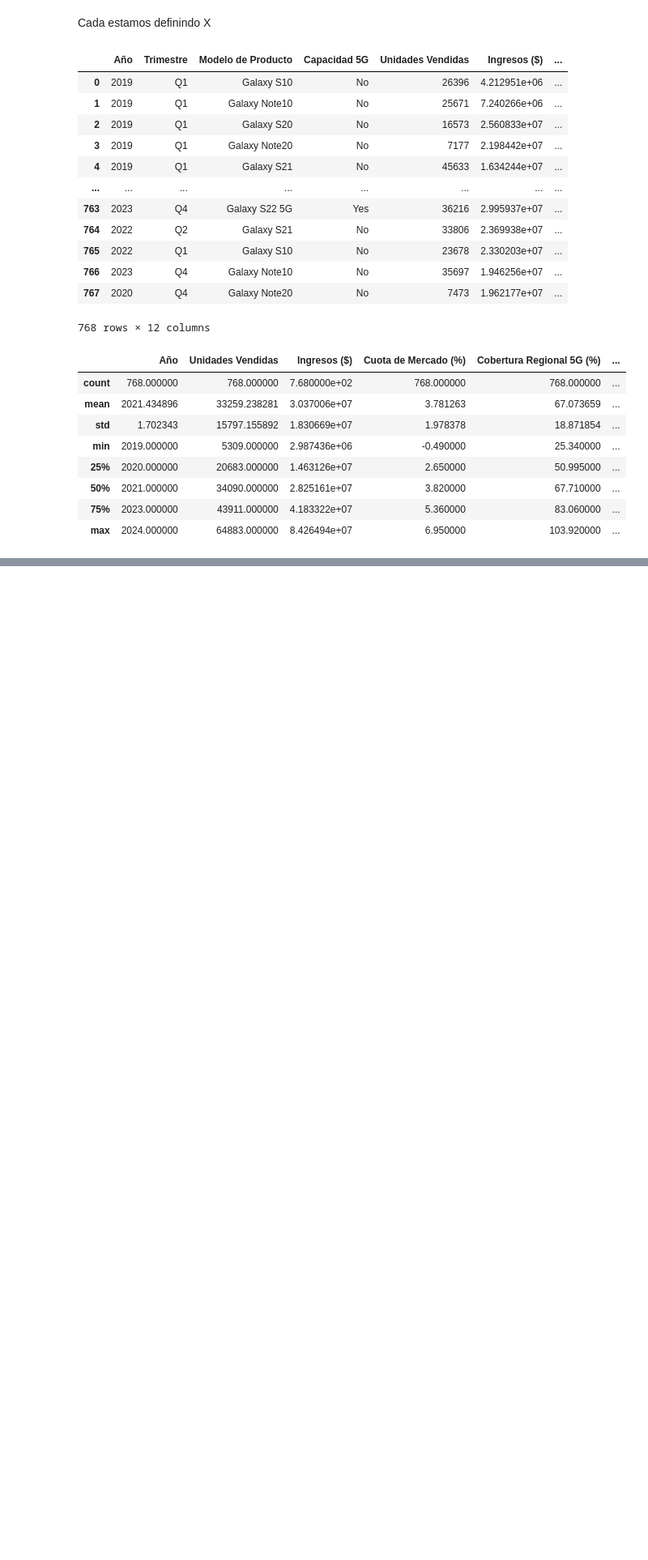
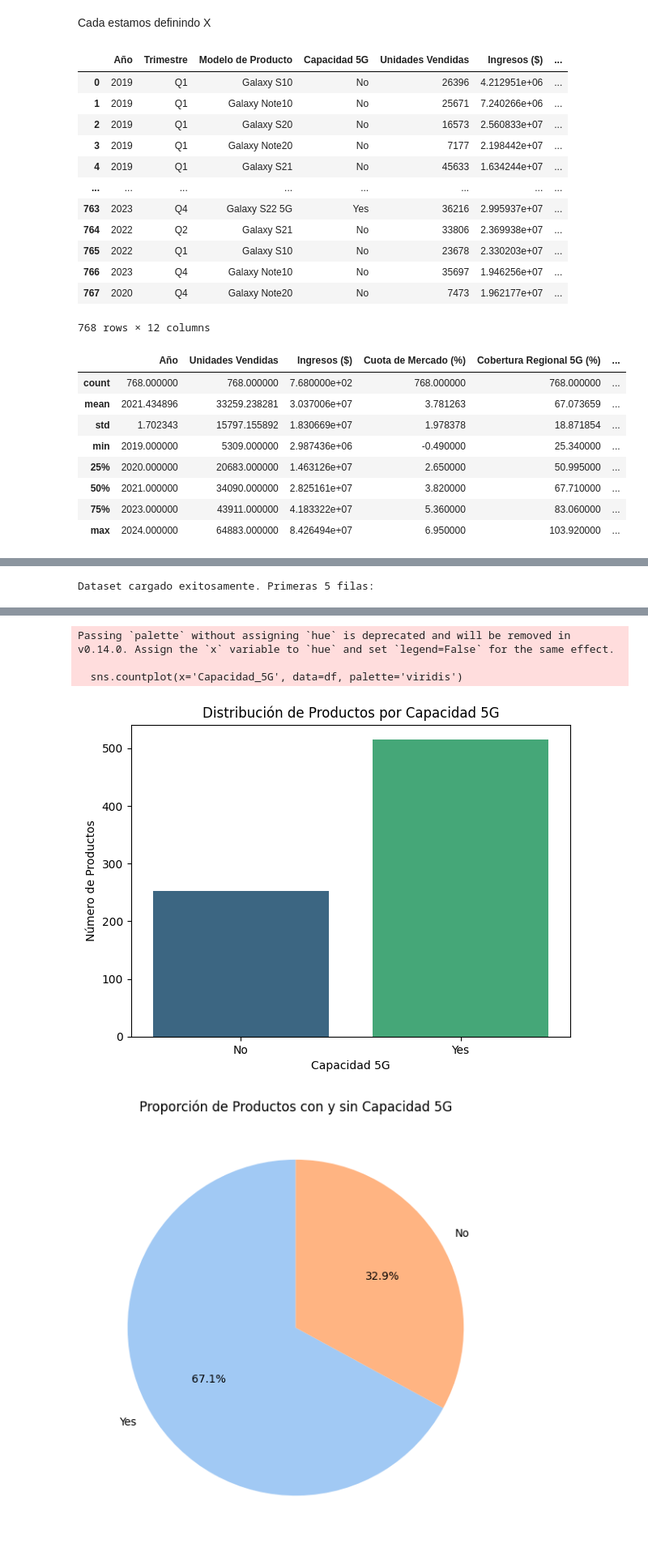
Before and after one commit to michel-j-j/analisis-datos-samsung, a Jupyter notebook: Mate3.ipynb, the cells around one changed output, grey strips where cells are left out. Shown: that part at 81% size. Drawn from its saved outputs; the diff is of its cells as text; code cells hidden in the pictures; blank space fills up the shorter version.

```diff
--- a/Mate3.ipynb
+++ b/Mate3.ipynb
@@ -44,0 +236,66 @@ TypeError: 'module' object is not callable
+# %%
+import pandas as pd
+import matplotlib.pyplot as plt
+import seaborn as sns
+
+# --- Cargar el Dataset ---
+# Opción 1: Si tienes el dataset en un archivo CSV
+# Reemplaza 'nombre_de_tu_archivo.csv' con la ruta y nombre real de tu archivo CSV
+try:
+    df = pd.read_csv('SamsungVentas.csv')
+except FileNotFoundError:
+    print("El archivo CSV no se encontró. Asegúrate de que 'nombre_de_tu_archivo.csv' sea la ruta correcta.")
+    print("Creando un DataFrame de ejemplo para la demostración.")
+    # Opción 2: Crear un DataFrame de ejemplo si no tienes un archivo CSV
+    data = {
+        'Año': [2019, 2019, 2019, 2020, 2020, 2020, 2021, 2021, 2021, 2022, 2022, 2022],
+        'Trimestre': ['Q1', 'Q1', 'Q1', 'Q2', 'Q2', 'Q2', 'Q3', 'Q3', 'Q3', 'Q4', 'Q4', 'Q4'],
+        'Modelo de Producto': ['Galaxy S10', 'Galaxy Note10', 'Galaxy S20', 'Galaxy S10', 'Galaxy Note10', 'Galaxy S20', 'Galaxy S10', 'Galaxy Note10', 'Galaxy S20', 'Pixel 6', 'iPhone 13', 'Galaxy S22'],
+        'Capacidad 5G': ['No', 'No', 'No', 'No', 'Si', 'Si', 'Si', 'No', 'Si', 'Si', 'Si', 'Si'], # He añadido más 'Si' para que el ejemplo sea más significativo
+        'Unidades Vendidas': [26396, 25671, 16573, 30000, 28000, 20000, 35000, 22000, 18000, 40000, 45000, 38000],
+        'Ingresos ($)': [4212951.05, 7240265.60, 25608331.51, 5000000.00, 8000000.00, 30000000.00, 6000000.00, 7500000.00, 28000000.00, 10000000.00, 12000000.00, 9500000.00],
+        'Cuota de Mercado (%)': [1.04, 2.82, -0.03, 1.5, 3.0, 0.5, 2.0, 2.5, 0.8, 4.0, 5.0, 3.5],
+        'Cobertura Regional 5G (%)': [57.36, 85.80, 47.02, 60.0, 90.0, 50.0, 70.0, 80.0, 60.0, 95.0, 98.0, 92.0],
+        'Suscriptores 5G (millones)': [39.55, 42.58, 3.78, 45.0, 50.0, 10.0, 55.0, 40.0, 15.0, 60.0, 65.0, 58.0],
+        'Velocidad Promedio 5G (Mbps)': [293.10, 67.46, 77.25, 300.0, 70.0, 80.0, 320.0, 65.0, 85.0, 400.0, 450.0, 380.0],
+        'Preferencia por 5G (%)': [55.87, 37.26, 84.66, 60.0, 40.0, 88.0, 65.0, 35.0, 90.0, 95.0, 98.0, 92.0],
+        'Región': ['Asia-Pacific', 'Latin America', 'Middle East & Africa', 'North America', 'Europe', 'Asia-Pacific', 'Latin America', 'Middle East & Africa', 'North America', 'Europe', 'Asia-Pacific', 'Latin America']
+    }
+    df = pd.DataFrame(data)
+
+print("Dataset cargado exitosamente. Primeras 5 filas:")
+display(df.head())
+
+# --- Problema: Probabilidad de que un producto tenga Capacidad 5G ---
+
+# 1. Contar el número total de productos (filas) en el dataset
+total_productos = len(df)
+print(f"\nNúmero total de productos en el dataset: {total_productos}")
+
+# 2. Contar el número de productos que tienen 'Capacidad 5G' como 'Si'
+productos_con_5g = df[df['Capacidad_5G'].str.lower() == 'yes']
+num_productos_con_5g = len(productos_con_5g)
+print(f"Número de productos con Capacidad 5G: {num_productos_con_5g}")
+
+# 3. Calcular la probabilidad
+probabilidad_5g = num_productos_con_5g / total_productos
+
+print(f"\nLa probabilidad de que un producto seleccionado al azar tenga capacidad 5G es: {probabilidad_5g:.4f}")
+print(f"Lo que equivale a un {probabilidad_5g * 100:.2f}%")
+
+# --- Visualización (opcional pero recomendada para análisis) ---
+plt.figure(figsize=(7, 5))
+sns.countplot(x='Capacidad_5G', data=df, palette='viridis')
+plt.title('Distribución de Productos por Capacidad 5G')
+plt.xlabel('Capacidad 5G')
+plt.ylabel('Número de Productos')
+plt.show()
+
+# Visualización adicional: Pie Chart
+capacidad_5g_counts = df['Capacidad_5G'].value_counts()
+plt.figure(figsize=(7, 7))
+plt.pie(capacidad_5g_counts, labels=capacidad_5g_counts.index, autopct='%1.1f%%', startangle=90, colors=sns.color_palette('pastel'))
+plt.title('Proporción de Productos con y sin Capacidad 5G')
+plt.show()
+# %% [output]
+Dataset cargado exitosamente. Primeras 5 filas:
@@ -44,0 +313,5 @@ TypeError: 'module' object is not callable
+Passing `palette` without assigning `hue` is deprecated and will be removed in v0.14.0. Assign the `x` variable to `hue` and set `legend=False` for the same effect.
+
+  sns.countplot(x='Capacidad_5G', data=df, palette='viridis')
+[figure, added]
+[figure, added]
```
Also changed, not shown: parts of 6 cells of this notebook, 3 other files.
